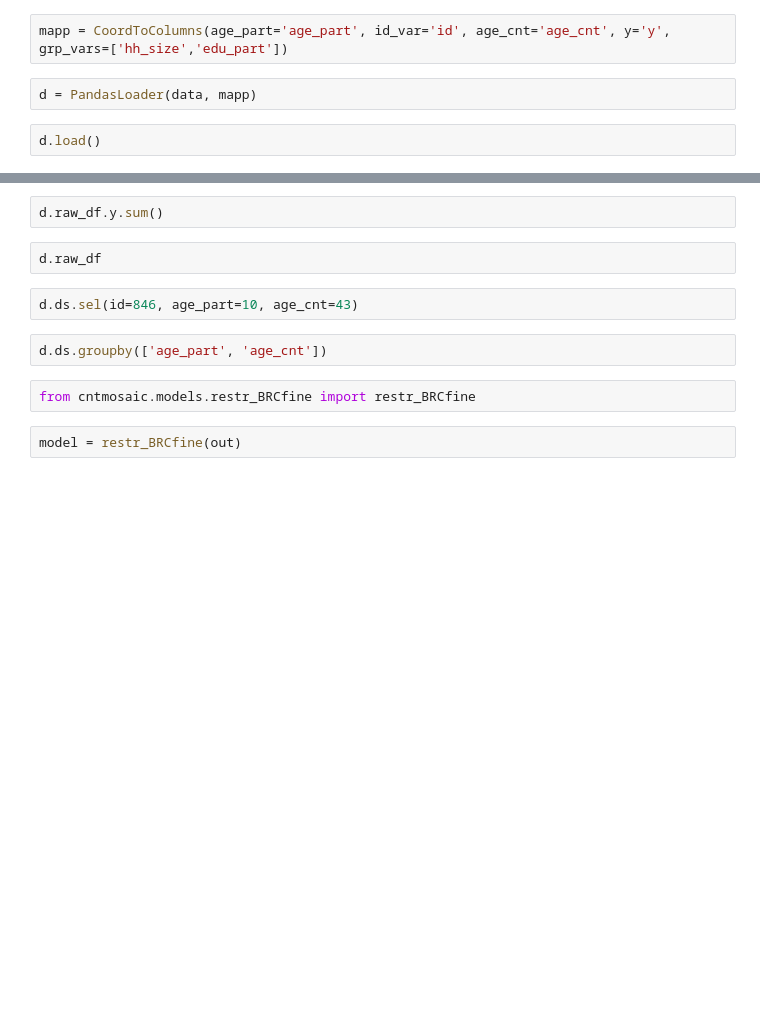
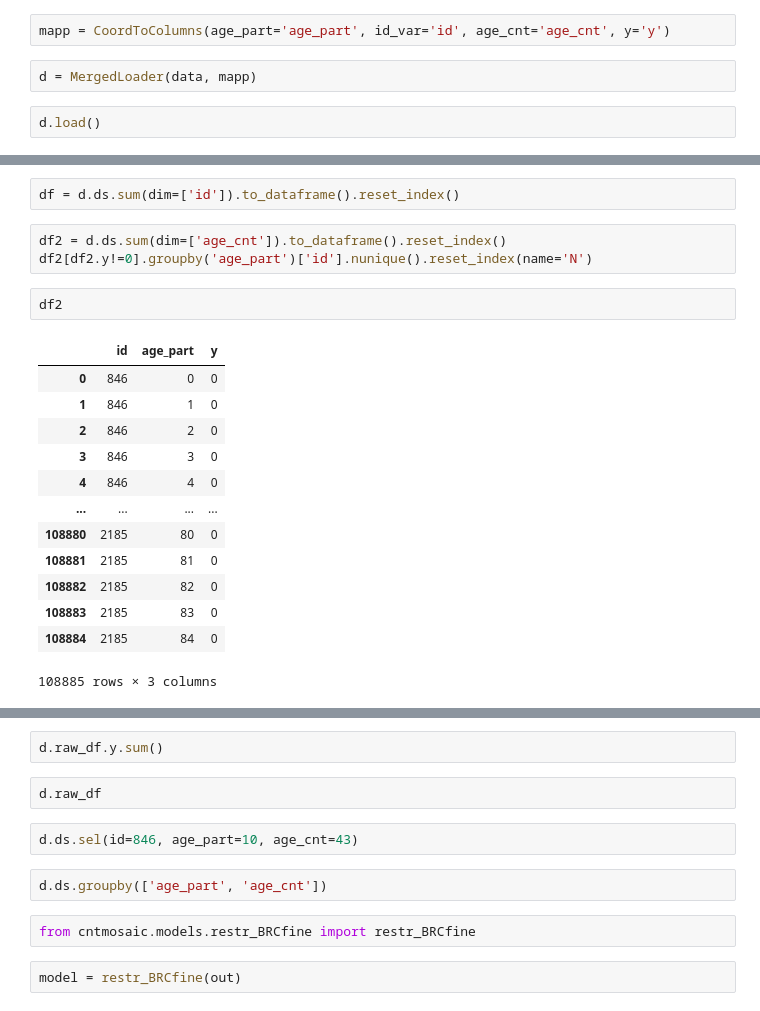
Before and after one commit to ShozenD/cntmosaic, a Jupyter notebook: cntmosaic/tutorial/germany.ipynb, the cells around one changed output, grey strips where cells are left out. Drawn from its saved outputs; the diff is of its cells as text; blank space fills up the shorter version.

```diff
--- a/cntmosaic/tutorial/germany.ipynb
+++ b/cntmosaic/tutorial/germany.ipynb
@@ -14,8 +30,8 @@ import xarray as xr
 # %%
 from cntmosaic.dataloader import CoordToColumns
 # %%
-mapp = CoordToColumns(age_part='age_part', id_var='id', age_cnt='age_cnt', y='y', grp_vars=['hh_size','edu_part'])
+mapp = CoordToColumns(age_part='age_part', id_var='id', age_cnt='age_cnt', y='y')
 # %%
-d = PandasLoader(data, mapp)
+d = MergedLoader(data, mapp)
 # %%
 d.load()
@@ -25,0 +63,21 @@ d.raw_df.dropna().y.sum()
+# %%
+df = d.ds.sum(dim=['id']).to_dataframe().reset_index()
+# %%
+df2 = d.ds.sum(dim=['age_cnt']).to_dataframe().reset_index()
+df2[df2.y!=0].groupby('age_part')['id'].nunique().reset_index(name='N')
+# %%
+df2
+# %% [output]
+|  | id | age_part | y |
+| 0 | 846 | 0 | 0 |
+| 1 | 846 | 1 | 0 |
+| 2 | 846 | 2 | 0 |
+| 3 | 846 | 3 | 0 |
+| 4 | 846 | 4 | 0 |
+| ... | ... | ... | ... |
+| 108880 | 2185 | 80 | 0 |
+| 108881 | 2185 | 81 | 0 |
+| 108882 | 2185 | 82 | 0 |
+| 108883 | 2185 | 83 | 0 |
+| 108884 | 2185 | 84 | 0 |
+108885 rows × 3 columns
```
Also changed, not shown: parts of 9 cells of this notebook, 10 other files.
